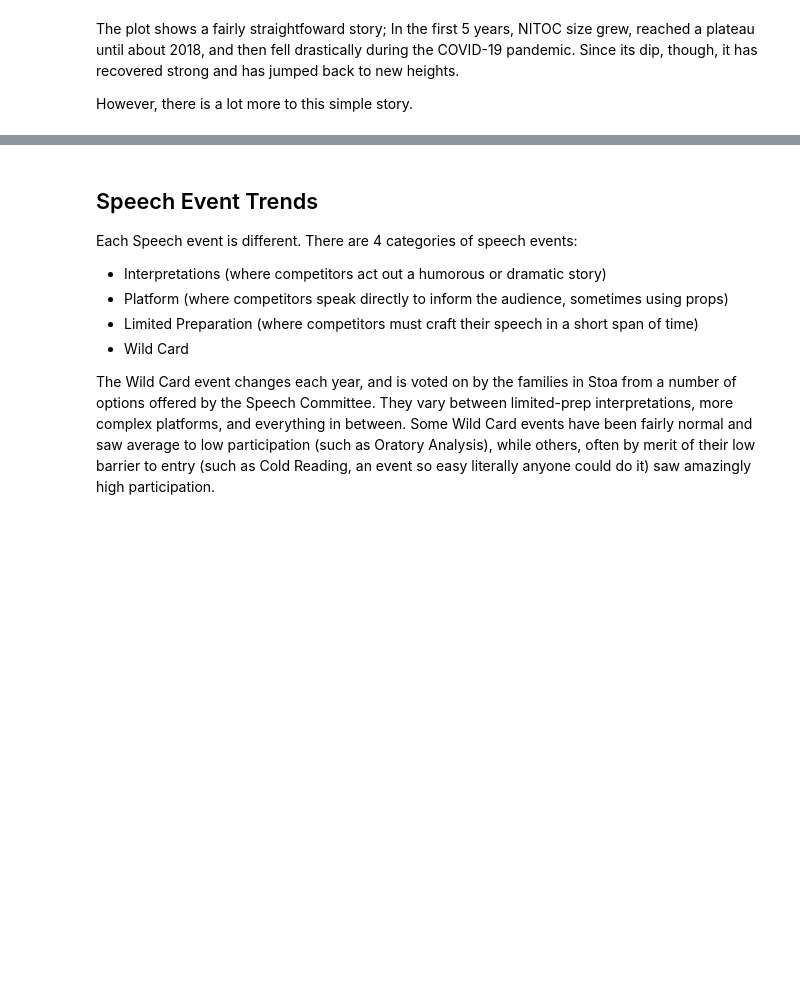
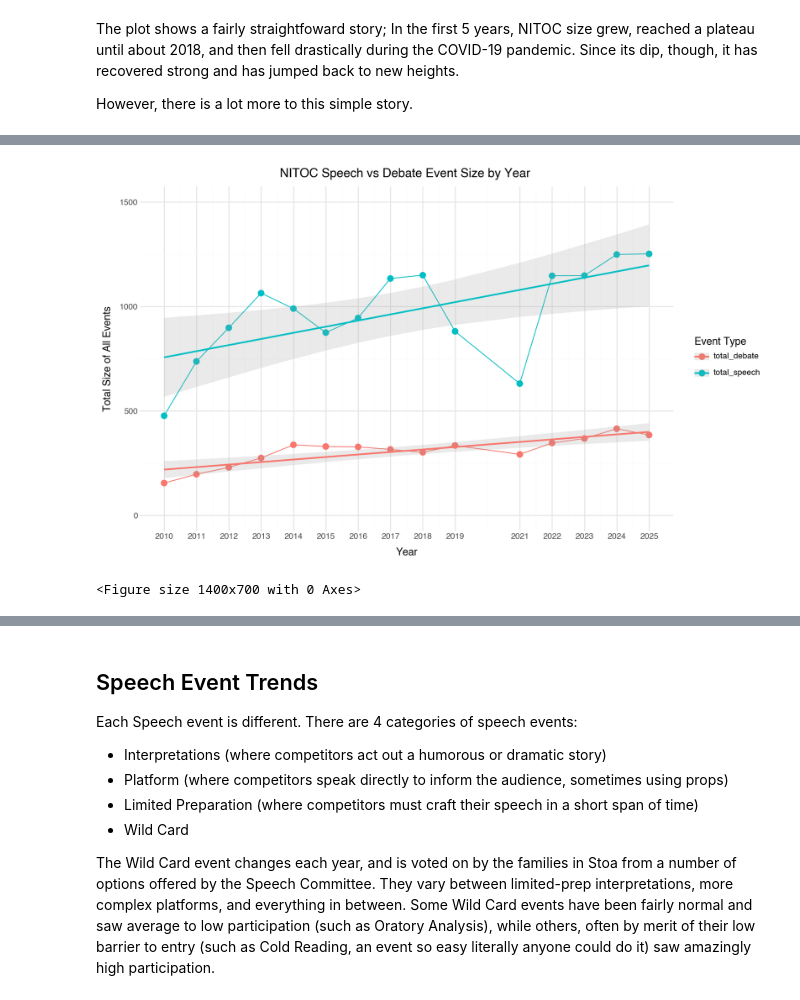
Before and after one commit to CharlieSaid/NITOC_report, a Jupyter notebook: report.ipynb, the cells around one changed output, grey strips where cells are left out. Saved outputs shown, nothing was run; the diff lists cells and outputs as text; code cells hidden in the pictures; blank space fills up the shorter version.

```diff
--- a/report.ipynb
+++ b/report.ipynb
@@ -116,0 +170,18 @@ However, there is a lot more to this simple story.
+# %%
+plt.figure(figsize=(14, 7))
+
+(ggplot(event_type_melted_speech_vs_debate, aes(x='year', y='Total Participants', color='Event Type'))
+    + geom_point(size=3)  # Data points
+    + geom_line()         # Connect the points
+    + geom_smooth(method='lm', se=True, alpha=0.2)  # Trend line with confidence interval
+    + labs(title='NITOC Speech vs Debate Event Size by Year ',
+        x='Year',
+        y='Total Size of All Events')
+    + theme_minimal()
+    + theme(figure_size=(10, 6))
+    + scale_x_continuous(breaks=event_type_melted_speech_vs_debate['year'].unique())
+    + ylim(0, 1500)
+)
+# %% [output]
+[figure, added]
+<Figure size 1400x700 with 0 Axes>
```
Also changed, not shown: parts of 17 cells of this notebook, 1 other file.
